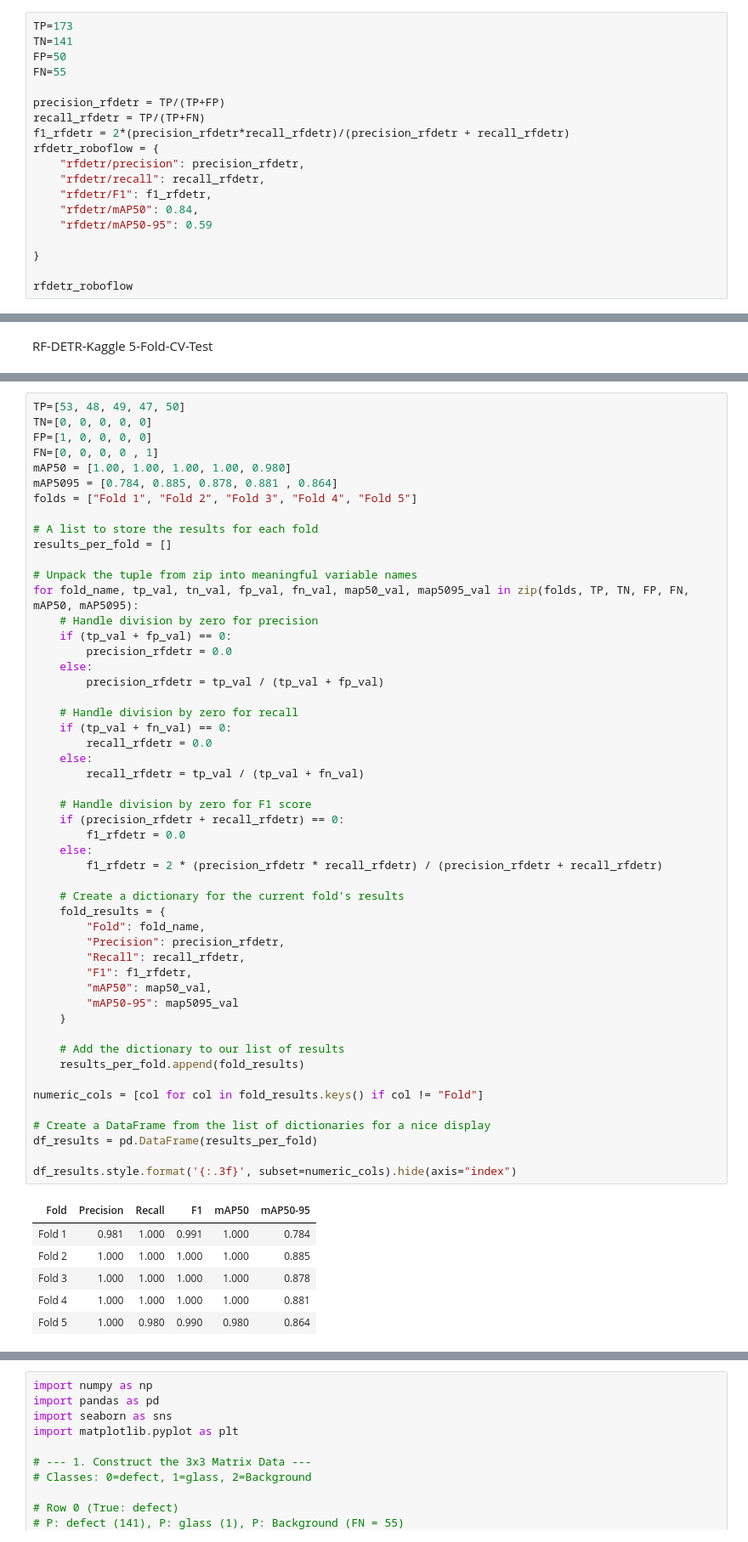
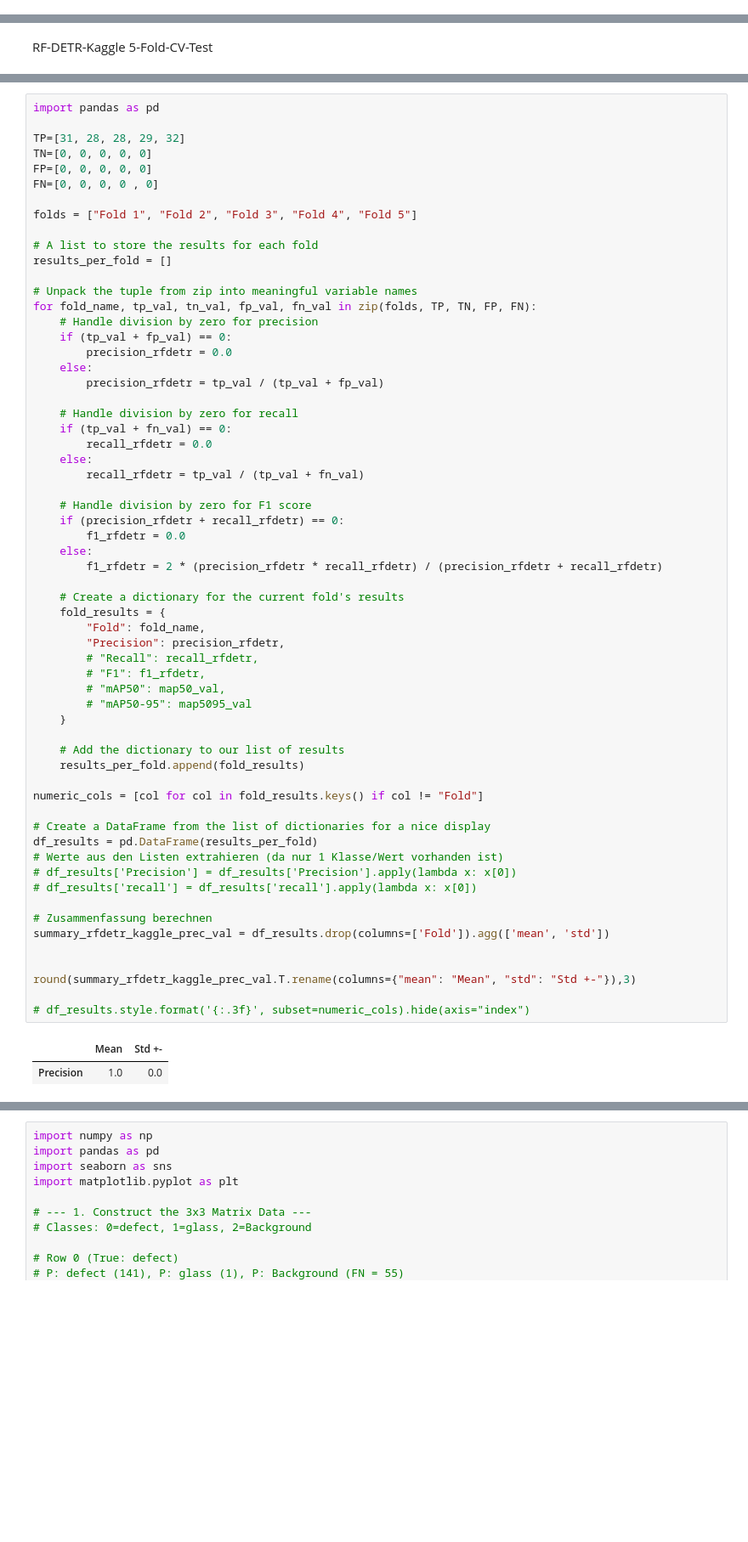
Before and after one commit to kekslol24/Glass-Defect-Detection-Evaluating-Object-Detection-Models, a Jupyter notebook: #Deployment/Code/resultsplotting.ipynb, the cells around one changed output, grey strips where cells are left out. Shown at 85% size. Saved outputs shown, nothing was run; the diff lists cells and outputs as text; blank space fills up the shorter version.

```diff
--- a/#Deployment/Code/resultsplotting.ipynb
+++ b/#Deployment/Code/resultsplotting.ipynb
@@ -213,22 +191,3 @@ round(summary.T.rename(columns={"mean": "Mean", "std": "Std +-"}),3)
 | recall_glass | 0.954 | 0.024 |
 # %% [markdown]
 RF-DETR-Roboflow Results
-# %%
-TP=173
-TN=141
-FP=50
-FN=55
-
-precision_rfdetr = TP/(TP+FP)
-recall_rfdetr = TP/(TP+FN)
-f1_rfdetr = 2*(precision_rfdetr*recall_rfdetr)/(precision_rfdetr + recall_rfdetr)
-rfdetr_roboflow = {
-    "rfdetr/precision": precision_rfdetr,
-    "rfdetr/recall": recall_rfdetr,
-    "rfdetr/F1": f1_rfdetr,
-    "rfdetr/mAP50": 0.84,
-    "rfdetr/mAP50-95": 0.59
-
-}
-
-rfdetr_roboflow
@@ -589,58 +443,64 @@ no defect       0          0
 # %%
-TP=[53, 48, 49, 47, 50]
+import pandas as pd
+
+TP=[31, 28, 28, 29, 32]
 TN=[0, 0, 0, 0, 0]
-FP=[1, 0, 0, 0, 0]
-FN=[0, 0, 0, 0 , 1]
-mAP50 = [1.00, 1.00, 1.00, 1.00, 0.980]
-mAP5095 = [0.784, 0.885, 0.878, 0.881 , 0.864]
+FP=[0, 0, 0, 0, 0]
+FN=[0, 0, 0, 0 , 0]
+
 folds = ["Fold 1", "Fold 2", "Fold 3", "Fold 4", "Fold 5"]
 
 # A list to store the results for each fold
 results_per_fold = []
 
 # Unpack the tuple from zip into meaningful variable names
-for fold_name, tp_val, tn_val, fp_val, fn_val, map50_val, map5095_val in zip(folds, TP, TN, FP, FN, mAP50, mAP5095):
+for fold_name, tp_val, tn_val, fp_val, fn_val in zip(folds, TP, TN, FP, FN):
     # Handle division by zero for precision
     if (tp_val + fp_val) == 0:
         precision_rfdetr = 0.0
     else:
         precision_rfdetr = tp_val / (tp_val + fp_val)
 
     # Handle division by zero for recall
     if (tp_val + fn_val) == 0:
         recall_rfdetr = 0.0
     else:
         recall_rfdetr = tp_val / (tp_val + fn_val)
 
     # Handle division by zero for F1 score
     if (precision_rfdetr + recall_rfdetr) == 0:
         f1_rfdetr = 0.0
     else:
         f1_rfdetr = 2 * (precision_rfdetr * recall_rfdetr) / (precision_rfdetr + recall_rfdetr)
 
     # Create a dictionary for the current fold's results
     fold_results = {
         "Fold": fold_name,
         "Precision": precision_rfdetr,
-        "Recall": recall_rfdetr,
-        "F1": f1_rfdetr,
-        "mAP50": map50_val,
-        "mAP50-95": map5095_val
+        # "Recall": recall_rfdetr,
+        # "F1": f1_rfdetr,
+        # "mAP50": map50_val,
+        # "mAP50-95": map5095_val
     }
 
     # Add the dictionary to our list of results
     results_per_fold.append(fold_results)
 
 numeric_cols = [col for col in fold_results.keys() if col != "Fold"]
 
 # Create a DataFrame from the list of dictionaries for a nice display
 df_results = pd.DataFrame(results_per_fold)
+# Werte aus den Listen extrahieren (da nur 1 Klasse/Wert vorhanden ist)
+# df_results['Precision'] = df_results['Precision'].apply(lambda x: x[0])
+# df_results['recall'] = df_results['recall'].apply(lambda x: x[0])
 
-df_results.style.format('{:.3f}', subset=numeric_cols).hide(axis="index")
+# Zusammenfassung berechnen
+summary_rfdetr_kaggle_prec_val = df_results.drop(columns=['Fold']).agg(['mean', 'std'])
+
+
+round(summary_rfdetr_kaggle_prec_val.T.rename(columns={"mean": "Mean", "std": "Std +-"}),3)
+
+# df_results.style.format('{:.3f}', subset=numeric_cols).hide(axis="index")
 # %% [output]
-| Fold | Precision | Recall | F1 | mAP50 | mAP50-95 |
-| Fold 1 | 0.981 | 1.000 | 0.991 | 1.000 | 0.784 |
-| Fold 2 | 1.000 | 1.000 | 1.000 | 1.000 | 0.885 |
-| Fold 3 | 1.000 | 1.000 | 1.000 | 1.000 | 0.878 |
-| Fold 4 | 1.000 | 1.000 | 1.000 | 1.000 | 0.881 |
-| Fold 5 | 1.000 | 0.980 | 0.990 | 0.980 | 0.864 |
+|  | Mean | Std +- |
+| Precision | 1.0 | 0.0 |
```
Also changed, not shown: parts of 13 cells of this notebook, 1 other file.
